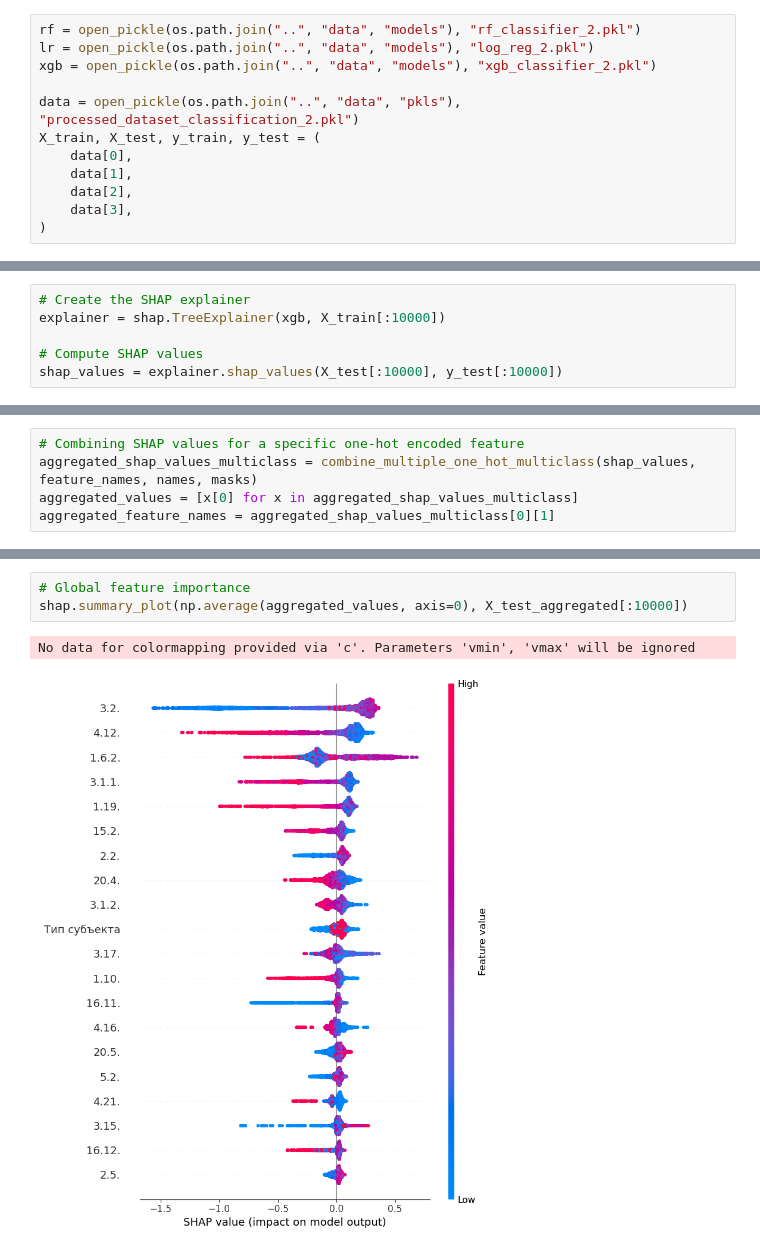
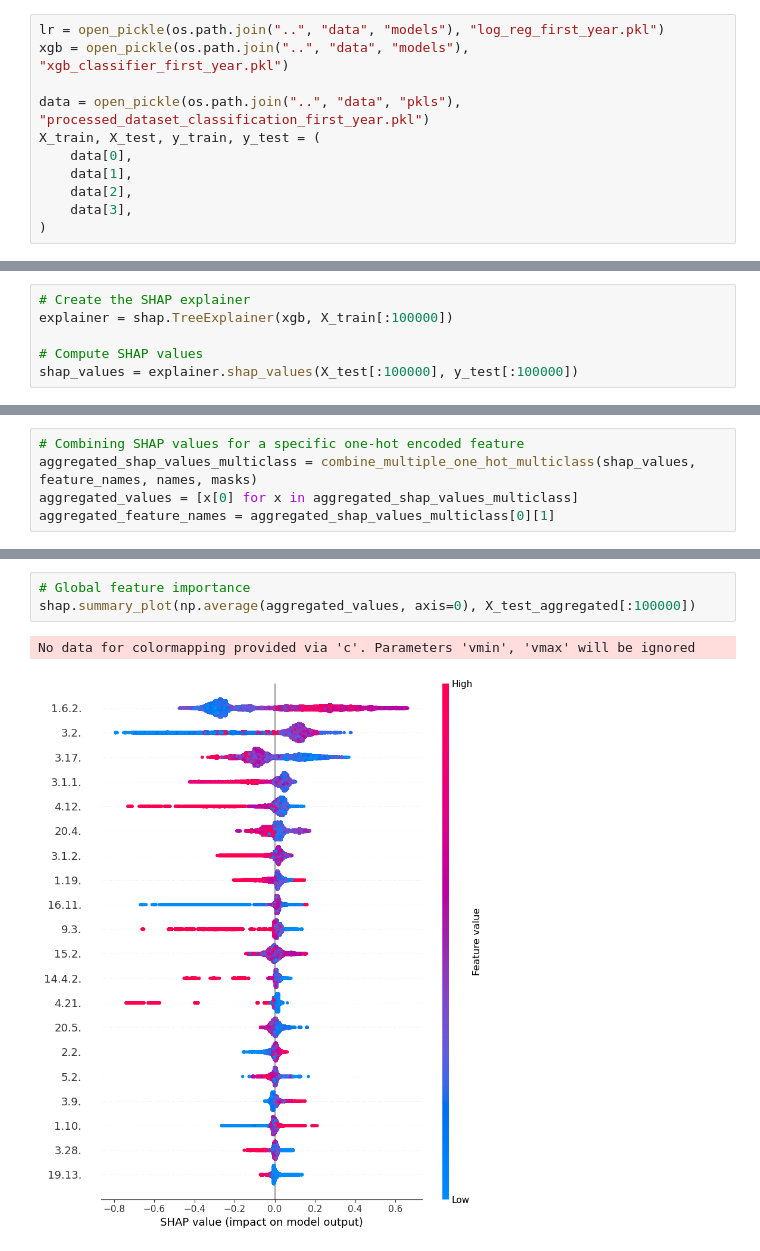
Before and after one commit to makboard/CompanyLifetime, a Jupyter notebook: notebooks/SHAP.ipynb, the cells around one changed output, grey strips where cells are left out. Drawn from its saved outputs; the diff is of its cells as text.

```diff
--- a/notebooks/SHAP.ipynb
+++ b/notebooks/SHAP.ipynb
@@ -16,11 +16,10 @@ shap.initjs()
 Using `tqdm.autonotebook.tqdm` in notebook mode. Use `tqdm.tqdm` instead to force console mode (e.g. in jupyter console)
 [interactive output not drawn]
 # %%
-rf = open_pickle(os.path.join("..", "data", "models"), "rf_classifier_2.pkl")
-lr = open_pickle(os.path.join("..", "data", "models"), "log_reg_2.pkl")
-xgb = open_pickle(os.path.join("..", "data", "models"), "xgb_classifier_2.pkl")
+lr = open_pickle(os.path.join("..", "data", "models"), "log_reg_first_year.pkl")
+xgb = open_pickle(os.path.join("..", "data", "models"), "xgb_classifier_first_year.pkl")
 
-data = open_pickle(os.path.join("..", "data", "pkls"), "processed_dataset_classification_2.pkl")
+data = open_pickle(os.path.join("..", "data", "pkls"), "processed_dataset_classification_first_year.pkl")
 X_train, X_test, y_train, y_test = (
     data[0],
     data[1],
@@ -104,7 +103,7 @@ No data for colormapping provided via 'c'. Parameters 'vmin', 'vmax' will be ign
 # %%
 # Create the SHAP explainer
-explainer = shap.TreeExplainer(xgb, X_train[:10000])
+explainer = shap.TreeExplainer(xgb, X_train[:100000])
 
 # Compute SHAP values
-shap_values = explainer.shap_values(X_test[:10000], y_test[:10000])
+shap_values = explainer.shap_values(X_test[:100000], y_test[:100000])
 # %% [output]
@@ -121,9 +120,9 @@ shap.summary_plot(aggregated_values, feature_names=aggregated_feature_names, plo
 # %%
 # Global feature importance
-shap.summary_plot(np.average(aggregated_values, axis=0), X_test_aggregated[:10000])
+shap.summary_plot(np.average(aggregated_values, axis=0), X_test_aggregated[:100000])
 # %% [output]
 No data for colormapping provided via 'c'. Parameters 'vmin', 'vmax' will be ignored
-[figure, old version]
+[figure, new version]
 # %%
 # Normalizing SHAP values (optional)
 normalized_shap_values = [aggregated_values[i] / np.linalg.norm(aggregated_values[i]) for i in range(len(aggregated_values))]
```
Also changed, not shown: parts of 7 cells of this notebook, 1 other file.
